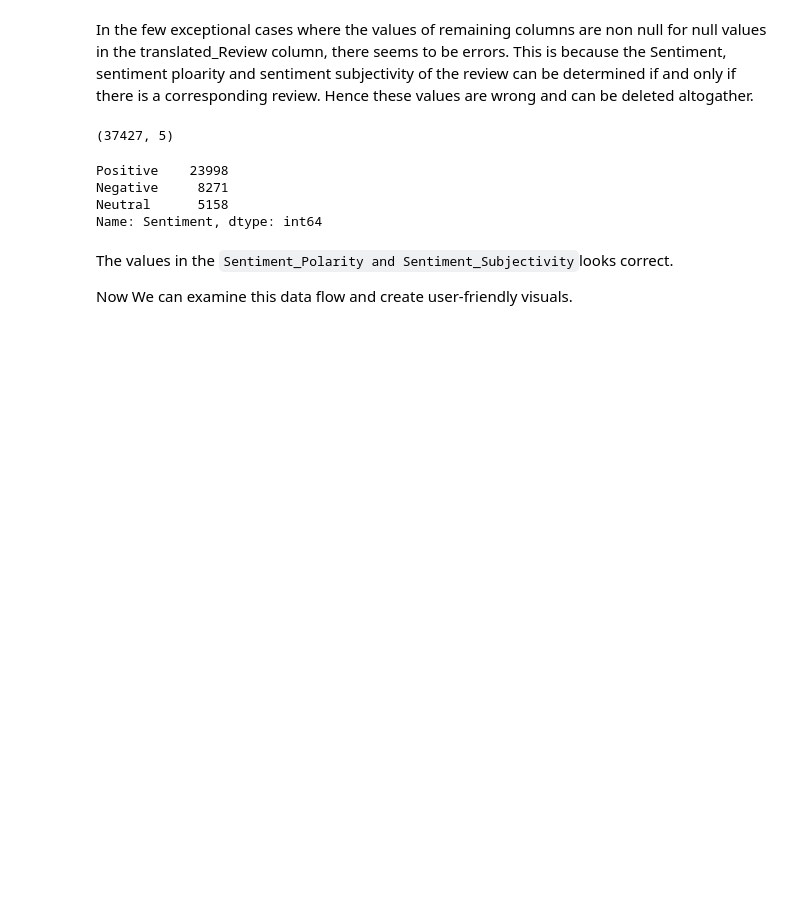
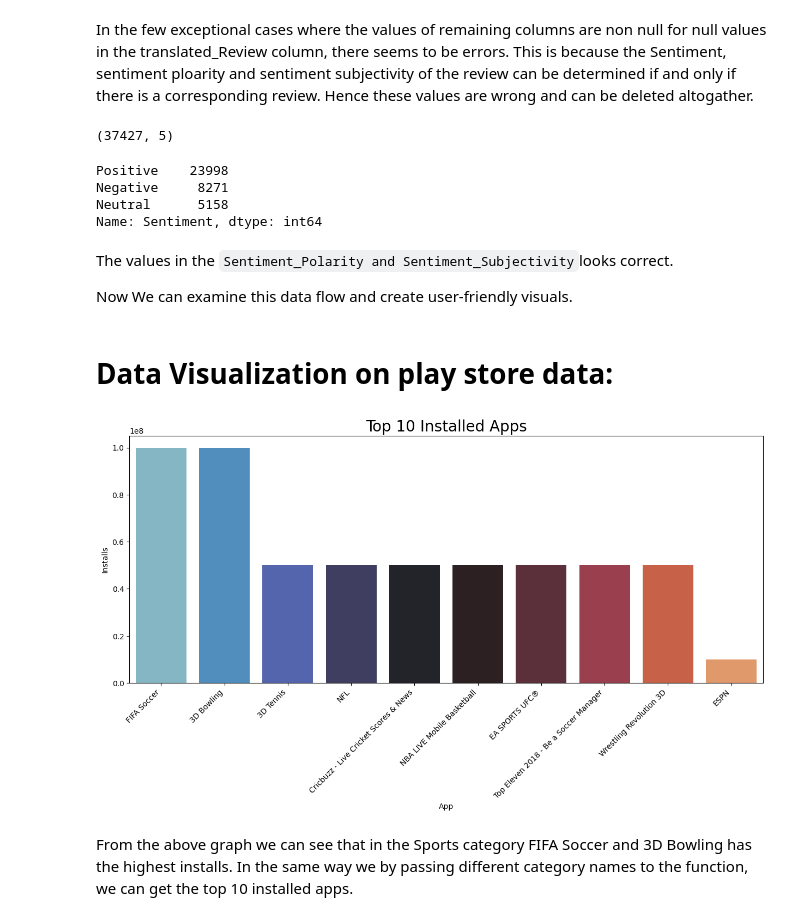
Before and after one commit to gauravrs195/Capstone-1-Play-Store-App-Review-Analysis, a Jupyter notebook: Copy_of_Play_Store_App_Review_Analysis_Capstone_Project.ipynb, the cells around one changed output. Drawn from its saved outputs; the diff is of its cells as text; code cells hidden in the pictures; blank space fills up the shorter version.

```diff
--- a/Copy_of_Play_Store_App_Review_Analysis_Capstone_Project.ipynb
+++ b/Copy_of_Play_Store_App_Review_Analysis_Capstone_Project.ipynb
@@ -641,3 +641,5 @@ Name: Sentiment, dtype: int64
 The values in the `Sentiment_Polarity and Sentiment_Subjectivity`looks correct.
 
 Now We can examine this data flow and create user-friendly visuals.
+# %% [markdown]
+# **Data Visualization on play store data:**
@@ -643,0 +648,15 @@ Now We can examine this data flow and create user-friendly visuals.
+# %%
+def findtop10incategory(str):
+  str = str.upper()
+  top10 = psd_df[psd_df['Category'] == str]
+  top10apps = top10.sort_values(by= 'Installs',ascending = False).head(10)
+  plt.figure(figsize=(15,6),dpi=100)
+  plt.title('Top 10 Installed Apps',size = 20)
+  graph = sns.barplot(x=top10apps.App,y = top10apps.Installs,palette='icefire')
+  graph.set_xticklabels(graph.get_xticklabels(), rotation = 45, horizontalalignment= 'right')
+# %%
+findtop10incategory('Sports')
+# %% [output]
+[figure, added]
+# %% [markdown]
+From the above graph we can see that in the Sports category FIFA Soccer and 3D Bowling has the highest installs. In the same way we by passing different category names to the function, we can get the top 10 installed apps.
```
Also changed, not shown: parts of 18 cells of this notebook.
